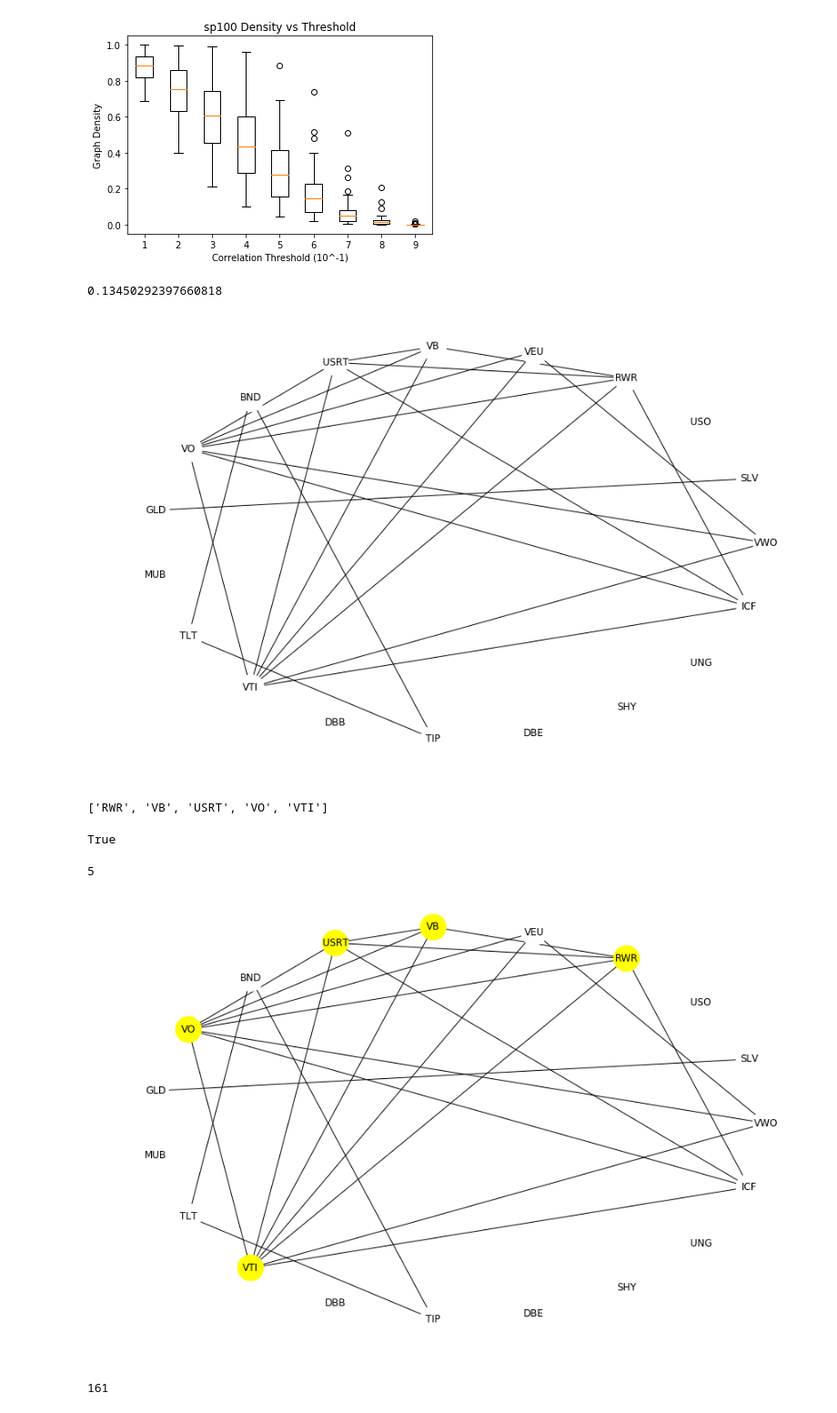
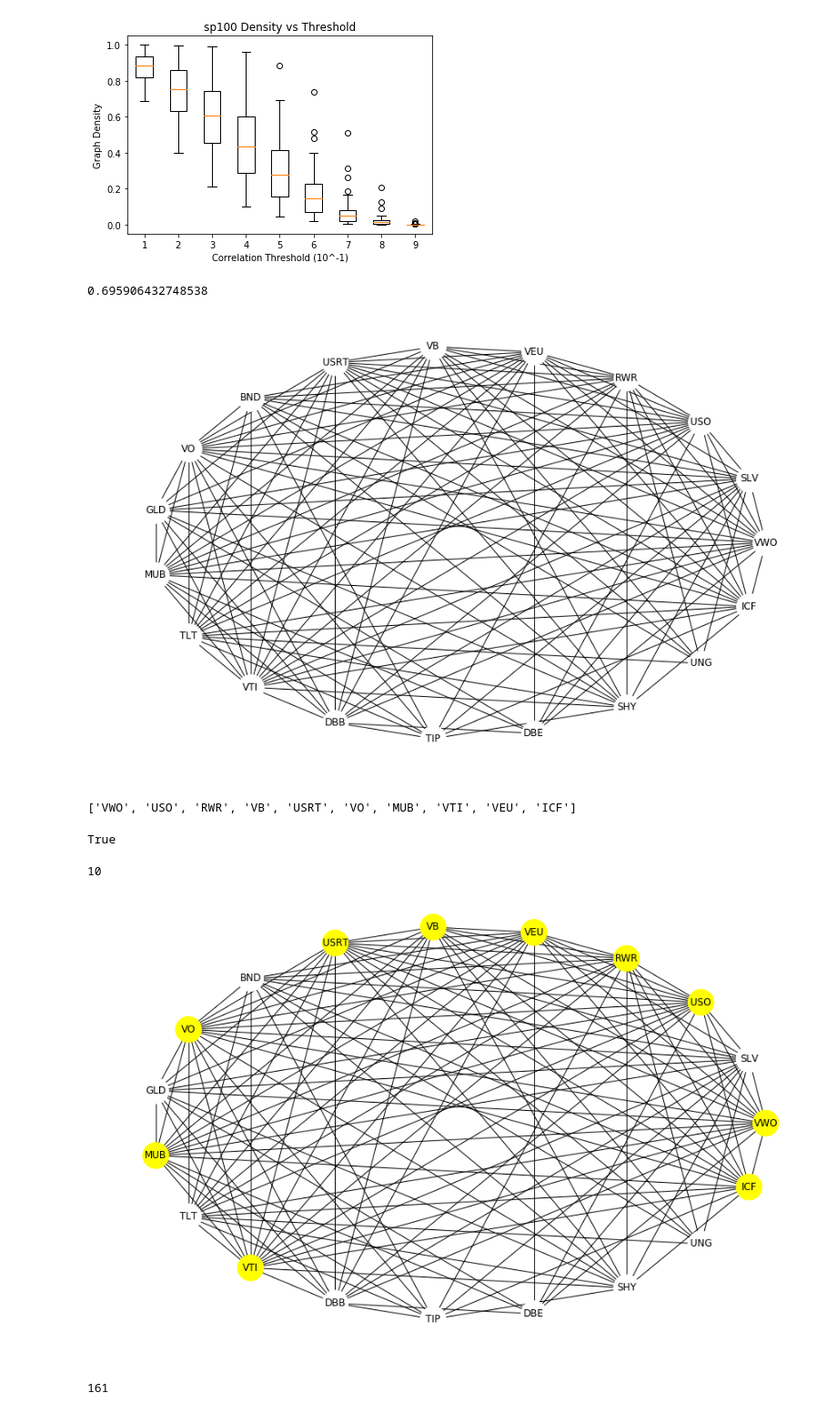
Before and after one commit to angadkalra/QuantumComputingProject, a Jupyter notebook: MaxClique&MaxIndSet/MCExperiments.ipynb, the cells around one changed output. Shown at 91% size. Cells and saved outputs as stored; diff of their text form; code cells hidden in the pictures.

Commit message:
created more graphs for report

```diff
--- a/MaxClique&MaxIndSet/MCExperiments.ipynb
+++ b/MaxClique&MaxIndSet/MCExperiments.ipynb
@@ -73,3 +73,7 @@ nodes_descr = np.load('../Data/%s/%s_nodes_descr.npy' % (dataset, dataset))
 
 num_examples = corr_tensor.shape[0]
 dim = corr_tensor.shape[1]
+# %%
+labels = []
+for node in nodes_descr:
+    labels.append(node[0] + ": " + node[1])
@@ -104,16 +131,16 @@ plt.show()
 # Test to see if DW comp. is working
 corr_mat = corr_tensor[int(num_examples/2), :, :].copy()
 
-corr_mat[(corr_mat > -1*0.7) & (corr_mat < 0.7)] = 0
+corr_mat[(corr_mat > -1*0.2) & (corr_mat < 0.2)] = 0
 G, density = make_graph(corr_mat, nodes, 'corr')
 # %%
 density
 # %% [output]
-0.13450292397660818
+0.695906432748538
 # %%
 # Draw graph
 fig,ax = plt.subplots(figsize=(15,10))
 nx.draw_shell(G, ax=ax, with_labels=True, node_size=1000, node_color="white")
 # %% [output]
-[figure, old version]
+[figure, new version]
 # %%
@@ -125,7 +152,7 @@ valid_soln = dnx.is_clique(G, max_clique)
 # %%
 max_clique
 # %% [output]
-['RWR', 'VB', 'USRT', 'VO', 'VTI']
+['VWO', 'USO', 'RWR', 'VB', 'USRT', 'VO', 'MUB', 'VTI', 'VEU', 'ICF']
 # %%
 assert len(max_clique) > 0
 # %%
@@ -135,23 +162,22 @@ True
 # %%
 clique_size(max_clique)
 # %% [output]
-5
+10
 # %%
 # Draw solution
 node_coloring = []
 for node in G.nodes():
     if node in max_clique:
         node_coloring.append("yellow")
     else:
         node_coloring.append("white")
 
 fig,ax = plt.subplots(figsize=(15,10))
 nx.draw_shell(G, ax=ax, with_labels=True, node_size=1000,
-                 node_color=node_coloring)
-fig.savefig('../ReportFiguresPlots/MaxClique/GraphVisual/%s_after_%s_%f.png'
-            % (dataset, dates[int(num_examples/2)], 0.7))
+                 node_color=node_coloring, font_color="black")
+fig.savefig('../ReportFiguresPlots/MaxClique/GraphVisual/mc_%s_HD.png' % (dataset))
 # %% [output]
-[figure, old version]
+[figure, new version]
 # %%
 # Create graph for each month and calculate max clique.
 
```
Also changed, not shown: parts of 2 cells of this notebook, 13 other files.
